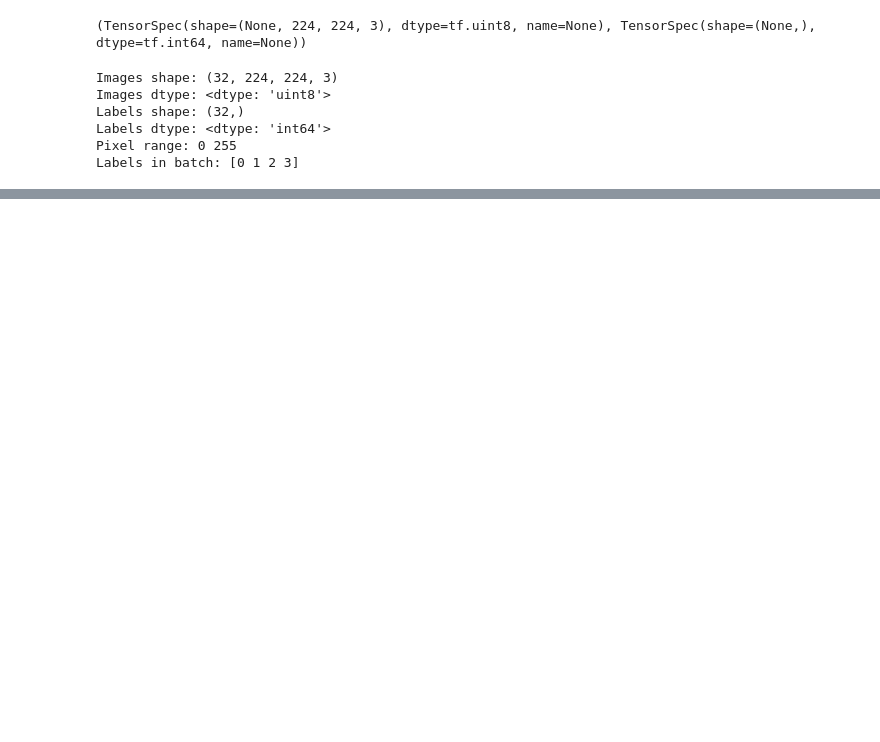
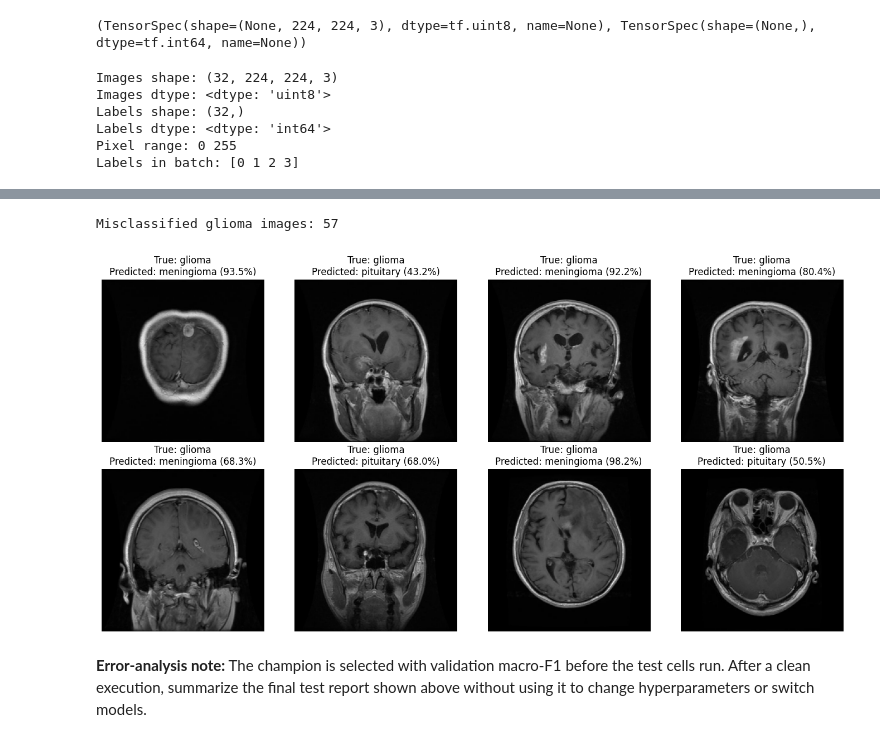
Before and after one commit to redel-byte/NeuroVision-AI-Part-2-, a Jupyter notebook: notebooks/preprocessing.ipynb, the cells around one changed output, grey strips where cells are left out. Saved outputs shown, nothing was run; the diff lists cells and outputs as text; code cells hidden in the pictures; blank space fills up the shorter version.

```diff
--- a/notebooks/preprocessing.ipynb
+++ b/notebooks/preprocessing.ipynb
@@ -355,16 +441,4 @@ processed_images, processed_labels = (
 )
-# %%
-def prepare_for_mobilenet(dataset):
-    dataset = dataset.map(
-        preprocess_for_mobilenet,
-        num_parallel_calls=tf.data.AUTOTUNE,
-    )
-
-    return dataset.prefetch(tf.data.AUTOTUNE)
-
-train_model_ds = prepare_for_mobilenet(train_ds)
-val_model_ds = prepare_for_mobilenet(val_ds)
-test_model_ds = prepare_for_mobilenet(test_ds)
 # %%
 data_augmentation = tf.keras.Sequential(
     [
@@ -458,0 +1373,45 @@ train_images, train_labels = next(
+# %%
+# Find test images whose true class is glioma but whose prediction is different.
+glioma_index = CLASSES.index("glioma")
+
+glioma_error_indices = np.where(
+    (y_true_champion == glioma_index) &
+    (y_pred_champion != glioma_index)
+)[0]
+
+print("Misclassified glioma images:", len(glioma_error_indices))
+
+# Display the first eight glioma errors.
+selected_indices = glioma_error_indices[:8]
+
+fig, axes = plt.subplots(
+    2,
+    4,
+    figsize=(14, 7)
+)
+
+for axis, image_index in zip(axes.flat, selected_indices):
+    image_path, _ = test_samples[image_index]
+    image = load_image_opencv(image_path)
+
+    predicted_index = y_pred_champion[image_index]
+    predicted_class = CLASSES[predicted_index]
+    confidence = y_prob_champion[
+        image_index,
+        predicted_index
+    ]
+
+    axis.imshow(image)
+    axis.set_title(
+        f"True: glioma\n"
+        f"Predicted: {predicted_class} ({confidence:.1%})"
+    )
+    axis.axis("off")
+
+plt.tight_layout()
+plt.show()
+# %% [output]
+Misclassified glioma images: 57
+[figure, added]
+# %% [markdown]
+**Error-analysis note:** The champion is selected with validation macro-F1 before the test cells run. After a clean execution, summarize the final test report shown above without using it to change hyperparameters or switch models.
```
Also changed, not shown: parts of 36 cells of this notebook, 11 other files.
